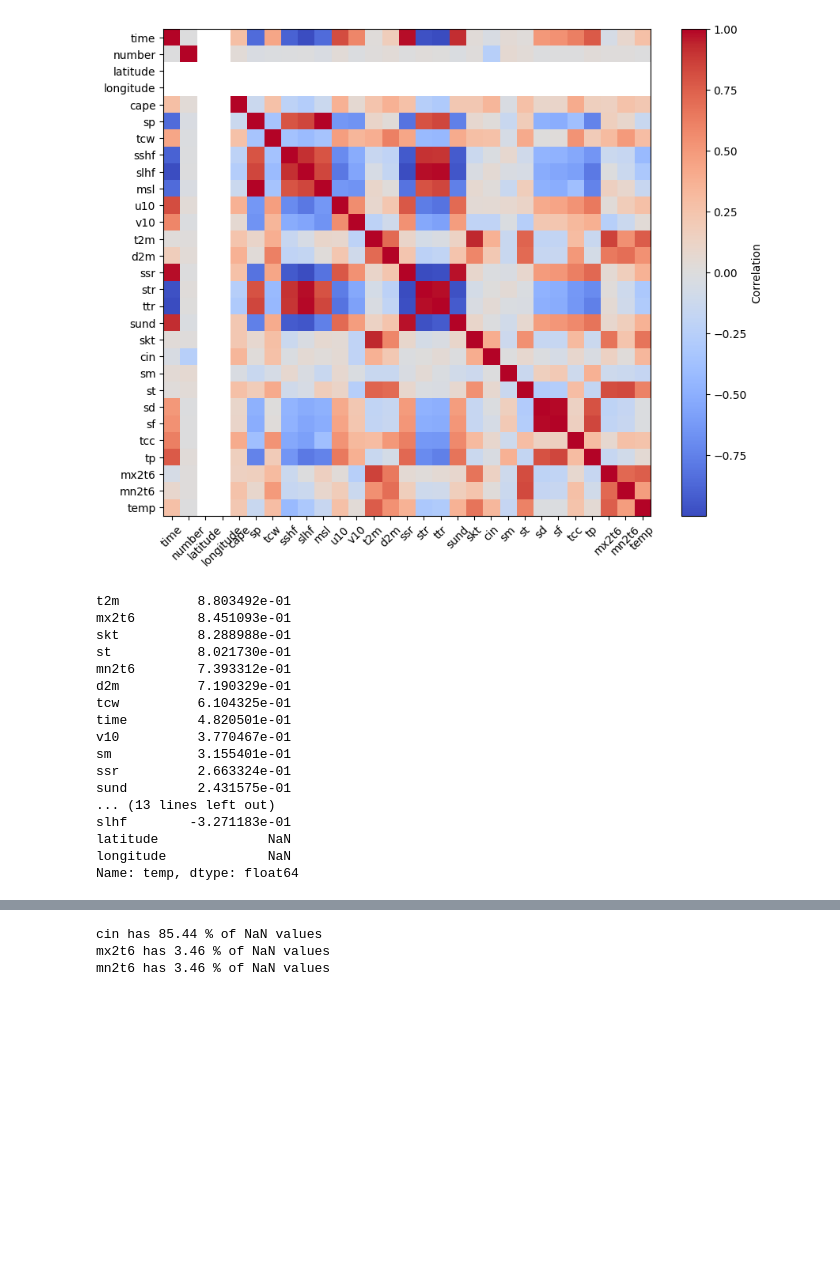
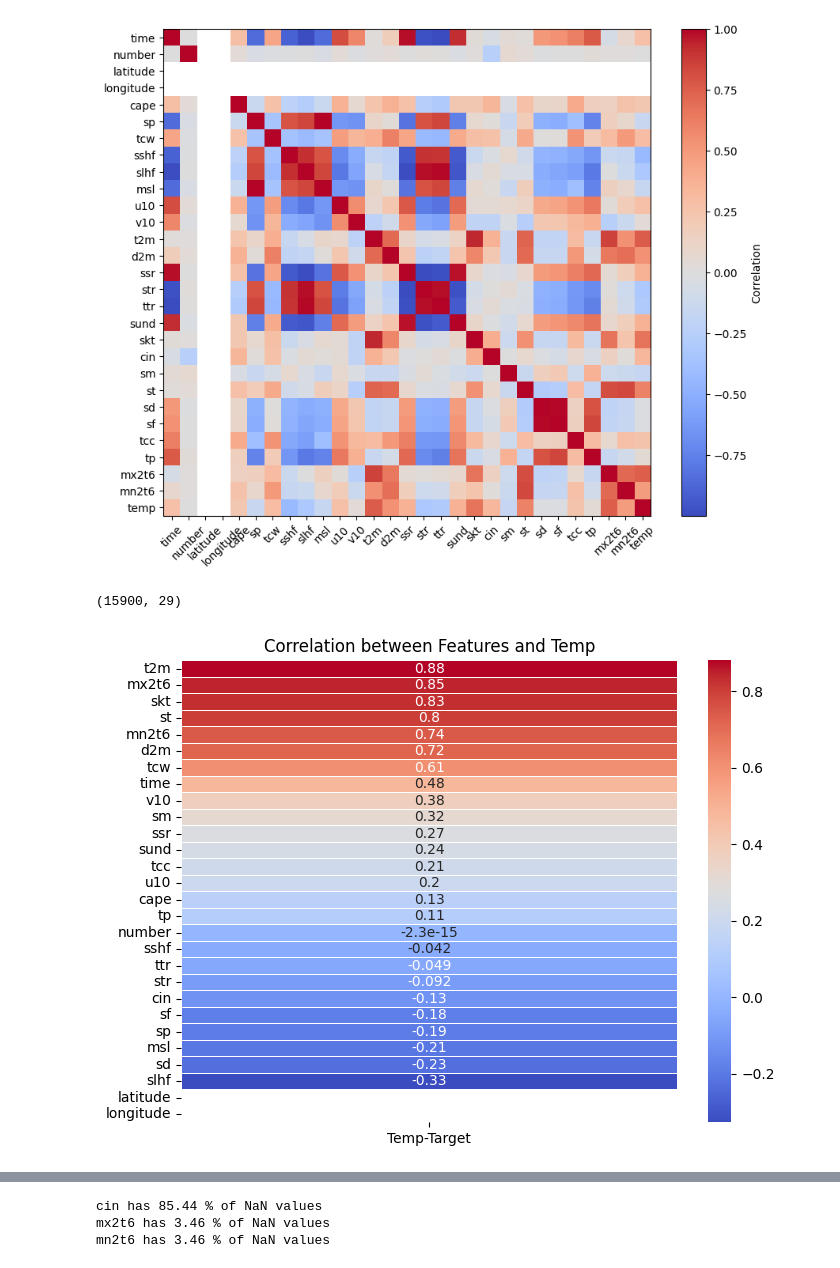
Before and after one commit to larsbonnefoy/TAI_Project, a Jupyter notebook: Project.ipynb, the cells around one changed output, grey strips where cells are left out. Cells and saved outputs as stored; diff of their text form; code cells hidden in the pictures; blank space fills up the shorter version.

```diff
--- a/Project.ipynb
+++ b/Project.ipynb
@@ -828,7 +835,7 @@ def select_chronologically(dfs_list, train_p=0.6, val_p=0.2):
         Selects in order of appearance: first 'train_p'% values are going into train set, following `val_p`% are going into train set
         and rest goes into test set
         Might not be exatly split as some dataframe contain different number of observations after data cleaning
-        We have a lot of overlapping data in the beggining (from 1-03 to 3-03), is this an issue?
+        TODO: We have a lot of overlapping data in the beggining (from 1-03 to 3-03), is this an issue?
     """
     nb_elem = len(dfs_list)
     train_index_max = int(nb_elem * train_p)
@@ -849,6 +856,7 @@ def select_randomly(dfs_list, train_p=0.6, val_p=0.2):
     """
         Splits randomly values from from given input dataframe list into (train_set, val_set, test_set)
         TODO: might not be exatly as dataframe contain different number of observations after data cleaning
+        NOTE: not used anyway
     """
     nb_elem = len(dfs_list)
 
@@ -906,6 +914,7 @@ unique_dates_train = get_unique_timestamps_set(train_set)
 unique_dates_val = get_unique_timestamps_set(val_set)
 unique_dates_test = get_unique_timestamps_set(test_set)
 
+# making sure that no timestamp exists in muliple sets
 assert len(cleared) == len(train_set) + len(val_set) + len(test_set), f"Inital list and sum of generated list do not have the same number of elements {len(cleared)} != {len(train_set)} + {len(val_set)} + {len(test_set)}"
 assert len(unique_dates_train & unique_dates_val) == 0, f"Train and validation sets contain same dates {unique_dates_train & unique_dates_val}"
 assert len(unique_dates_val & unique_dates_test) == 0, f"Val and Test sets contain same dates {unique_dates_val & unique_dates_test}"
@@ -936,26 +938,24 @@ display_corr_matrix(df_1)
 # %% [output]
 [figure]
 # %%
+import seaborn as sns
 complete_df = reduce_df(train_set)
 
+complete_df['temp'] = complete_df['temp'] + C_0
+
+# Code stolen from Bektas :))
+print(complete_df.shape)
 correlations = complete_df.corr()['temp'].sort_values(ascending=False).drop('temp')
-correlations
+
+# Create a DataFrame to hold the correlation values
+temp_corr_df = pd.DataFrame({'Temp-Target': correlations})
+
+# Create the heatmap
+plt.figure(figsize=(8, 6))
+sns.heatmap(temp_corr_df, annot=True, cmap='coolwarm', linewidths=0.5)
+plt.title('Correlation between Features and Temp')
+plt.show()
 # %% [output]
-t2m          8.803492e-01
-mx2t6        8.451093e-01
-skt          8.288988e-01
-st           8.021730e-01
-mn2t6        7.393312e-01
-d2m          7.190329e-01
-tcw          6.104325e-01
-time         4.820501e-01
-v10          3.770467e-01
-sm           3.155401e-01
-ssr          2.663324e-01
-sund         2.431575e-01
-... (13 lines left out)
-slhf        -3.271183e-01
-latitude              NaN
-longitude             NaN
-Name: temp, dtype: float64
+(15900, 29)
+[figure, added]
 # %% [markdown]
```
Also changed, not shown: parts of 36 cells of this notebook, 1 other file.
